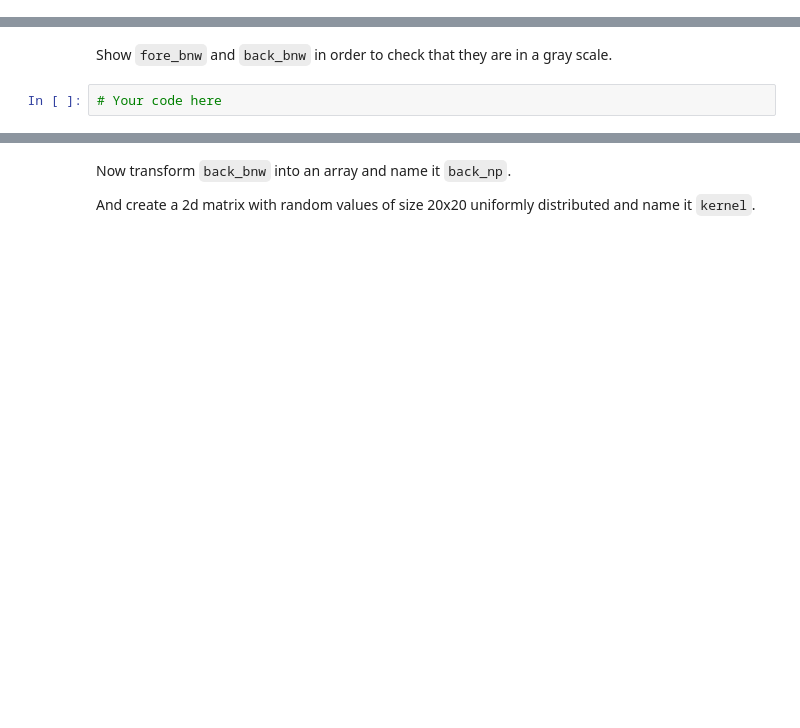
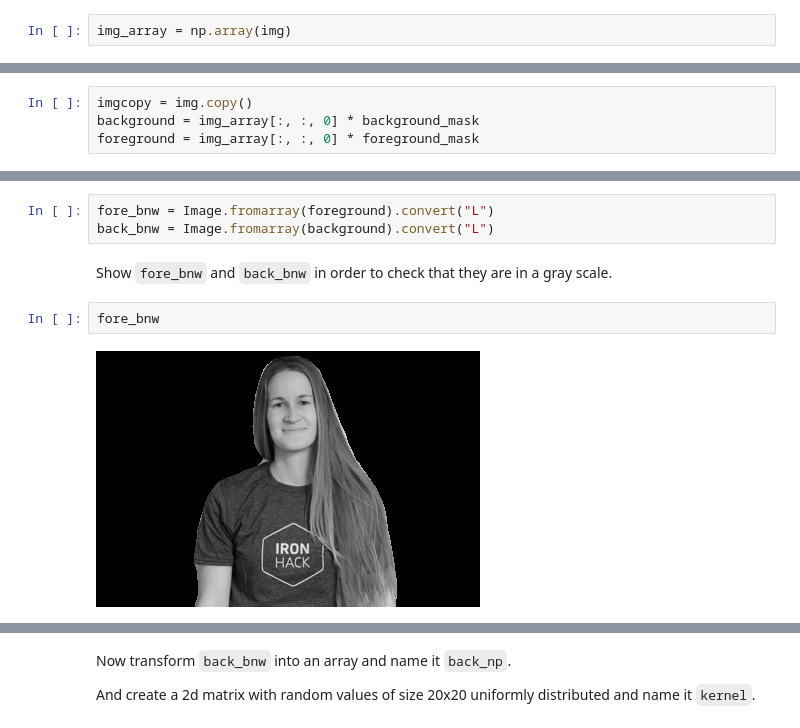
Before and after one commit to blancalluch/ImageSegmentation, a Jupyter notebook: main.ipynb, the cells around one changed output, grey strips where cells are left out. Drawn from its saved outputs; the diff is of its cells as text; blank space fills up the shorter version.

```diff
--- a/main.ipynb
+++ b/main.ipynb
@@ -66,0 +81,2 @@ Now it's your turn again, convert the image to np.array and apply the mask twice
+# %%
+img_array = np.array(img)
@@ -66,0 +87,4 @@ Now it's your turn again, convert the image to np.array and apply the mask twice
+# %%
+imgcopy = img.copy()
+background = img_array[:, :, 0] * background_mask
+foreground = img_array[:, :, 0] * foreground_mask
@@ -89,4 +131,9 @@ Transform `foreground` and `background`, now they are arrays, to an image and co
+# %%
+fore_bnw = Image.fromarray(foreground).convert("L")
+back_bnw = Image.fromarray(background).convert("L")
 # %% [markdown]
 Show `fore_bnw` and `back_bnw` in order to check that they are in a gray scale.
-# %%
-# Your code here
+# %%
+fore_bnw
+# %% [output]
+[figure, added]
```
Also changed, not shown: parts of 38 cells of this notebook, 2 other files.
